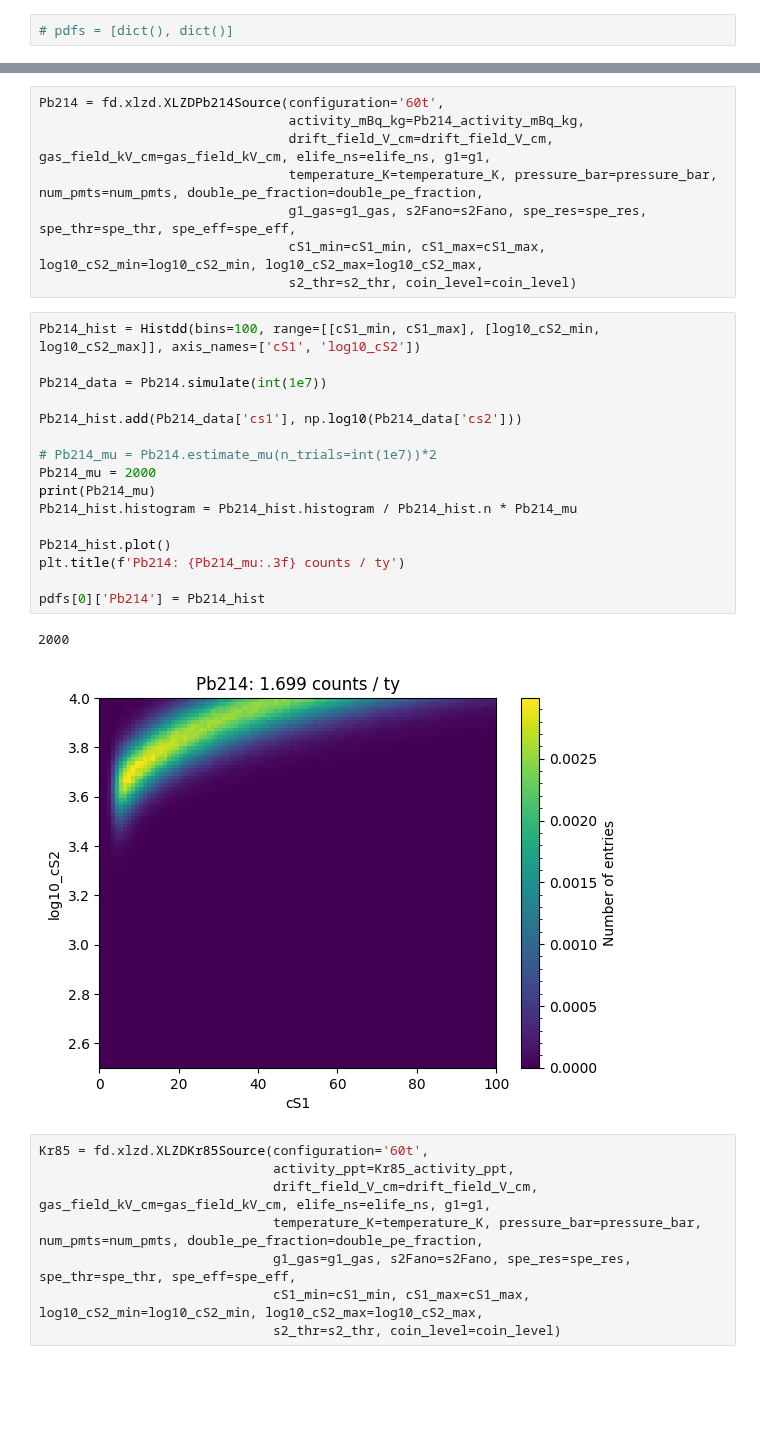
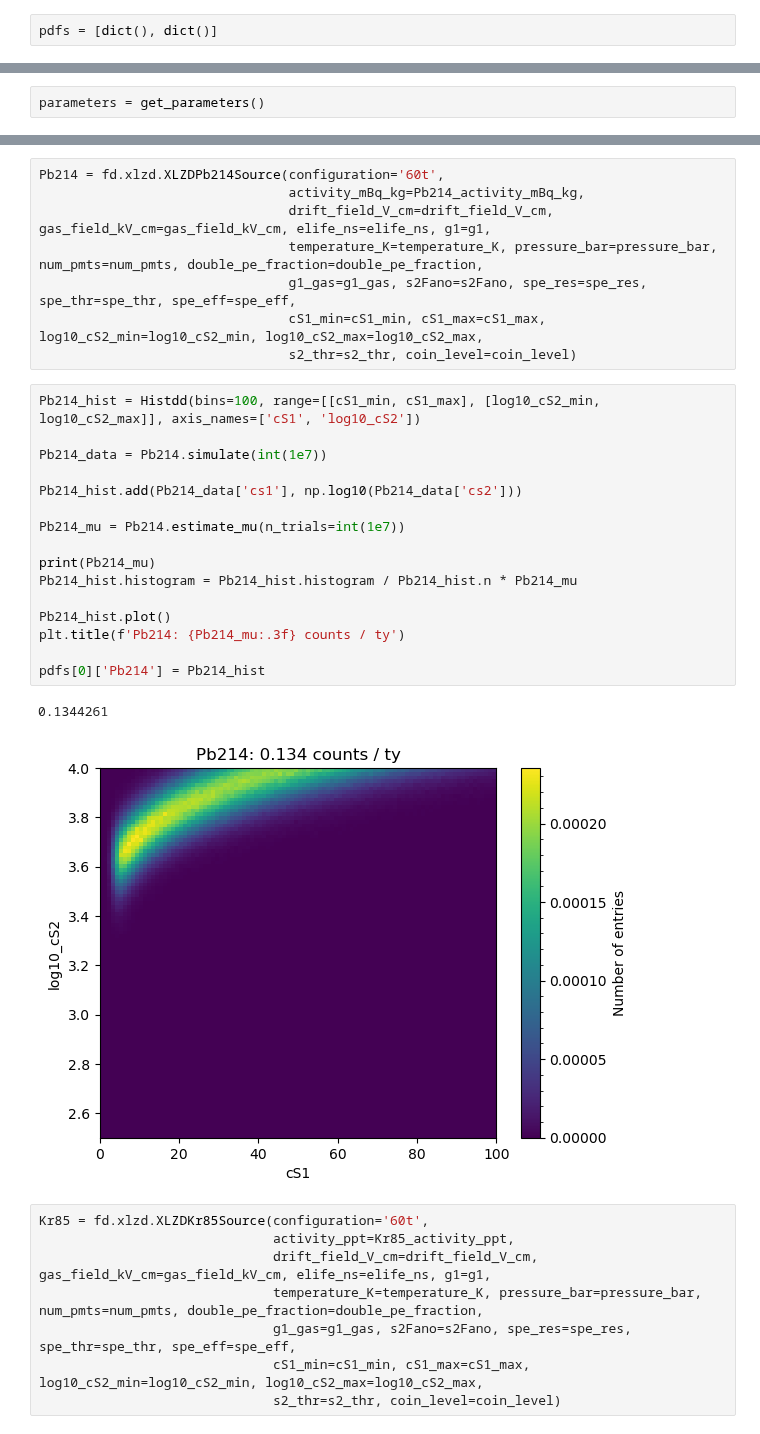
Before and after one commit to robertsjames/FlameFitSimple, a Jupyter notebook: analyses/WIMP_discovery/benchmark_templates.ipynb, the cells around one changed output, grey strips where cells are left out. Saved outputs shown, nothing was run; the diff lists cells and outputs as text; blank space fills up the shorter version.

```diff
--- a/analyses/WIMP_discovery/benchmark_templates.ipynb
+++ b/analyses/WIMP_discovery/benchmark_templates.ipynb
@@ -28,2 +45,2 @@ WIMP_5000.0: 4.2021355777295515
 # %%
-# pdfs = [dict(), dict()]
+pdfs = [dict(), dict()]
@@ -34,3 +47,5 @@ ModuleNotFoundError: No module named 'detector_parameters'
+# %%
+parameters = get_parameters()
 # %% [markdown]
 ## Analysis (and template) parameters
 # %%
@@ -99,22 +114,22 @@ Pb214 = fd.xlzd.XLZDPb214Source(configuration='60t',
 # %%
 Pb214_hist = Histdd(bins=100, range=[[cS1_min, cS1_max], [log10_cS2_min, log10_cS2_max]], axis_names=['cS1', 'log10_cS2'])
 
 Pb214_data = Pb214.simulate(int(1e7))
 
 Pb214_hist.add(Pb214_data['cs1'], np.log10(Pb214_data['cs2']))
 
-# Pb214_mu = Pb214.estimate_mu(n_trials=int(1e7))*2
-Pb214_mu = 2000
+Pb214_mu = Pb214.estimate_mu(n_trials=int(1e7))
+
 print(Pb214_mu)
 Pb214_hist.histogram = Pb214_hist.histogram / Pb214_hist.n * Pb214_mu
 
 Pb214_hist.plot()
 plt.title(f'Pb214: {Pb214_mu:.3f} counts / ty')
 
 pdfs[0]['Pb214'] = Pb214_hist
 # %% [output]
-2000
+0.1344261
-[figure, old version]
+[figure, new version]
 # %%
 Kr85 = fd.xlzd.XLZDKr85Source(configuration='60t',
                               activity_ppt=Kr85_activity_ppt,
```
Also changed, not shown: parts of 13 cells of this notebook, 20 other files.
